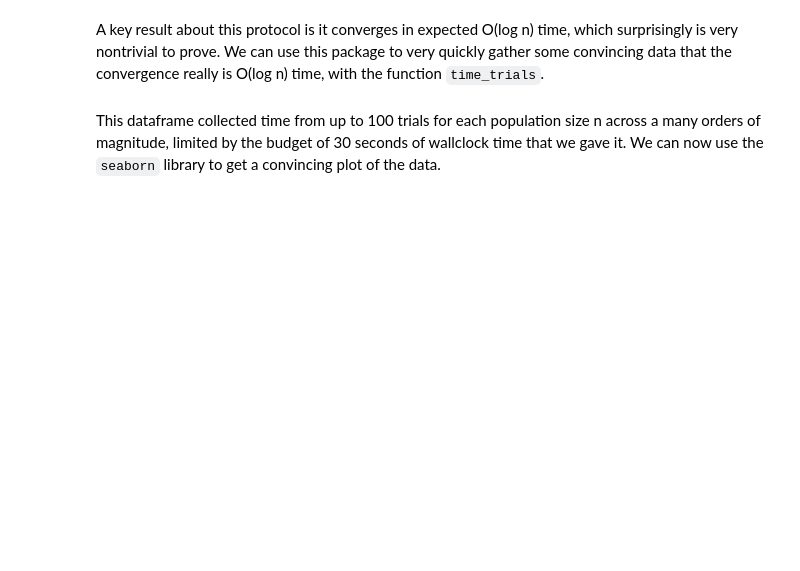
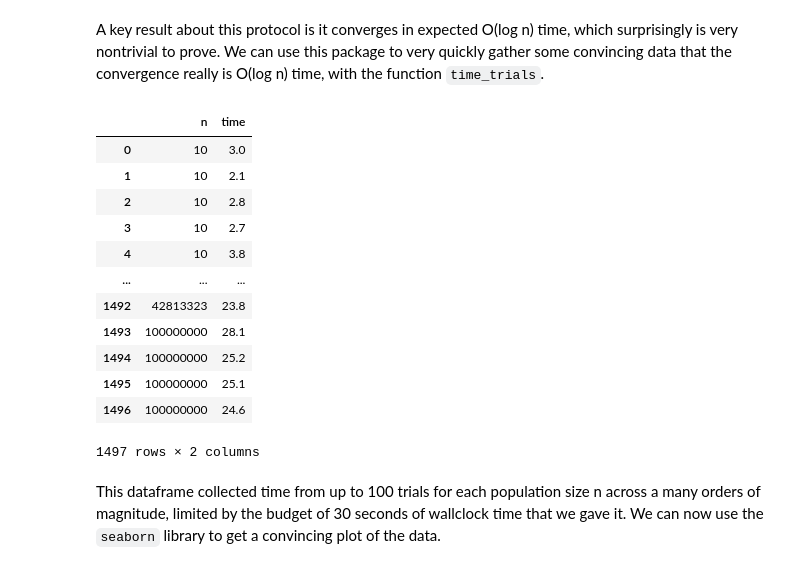
Before and after one commit to UC-Davis-molecular-computing/ppsim, a Jupyter notebook: README.ipynb, the cells around one changed output. Saved outputs shown, nothing was run; the diff lists cells and outputs as text; code cells hidden in the pictures; blank space fills up the shorter version.

```diff
--- a/README.ipynb
+++ b/README.ipynb
@@ -122,12 +98,26 @@ A key result about this protocol is it converges in expected O(log n) time, whic
 # %%
 from ppsim import time_trials
 import numpy as np
 
 ns = [int(n) for n in np.geomspace(10, 10 ** 8, 20)]
 def initial_condition(n):
     return {'A': n // 2, 'B': n // 2}
-df = time_trials(approximate_majority, ns, initial_condition, num_trials=100, max_wallclock_time = 60, transition_order='symmetric')
+df = time_trials(approximate_majority, ns, initial_condition, num_trials=100, max_wallclock_time = 30)
 df
+# %% [output]
+|  | n | time |
+| 0 | 10 | 3.0 |
+| 1 | 10 | 2.1 |
+| 2 | 10 | 2.8 |
+| 3 | 10 | 2.7 |
+| 4 | 10 | 3.8 |
+| ... | ... | ... |
+| 1492 | 42813323 | 23.8 |
+| 1493 | 100000000 | 28.1 |
+| 1494 | 100000000 | 25.2 |
+| 1495 | 100000000 | 25.1 |
+| 1496 | 100000000 | 24.6 |
+1497 rows × 2 columns
 # %% [markdown]
 This dataframe collected time from up to 100 trials for each population size n across a many orders of magnitude, limited by the budget of 30 seconds of wallclock time that we gave it.
 We can now use the `seaborn` library to get a convincing plot of the data.
```
Also changed, not shown: parts of 25 cells of this notebook, 17 other files.
